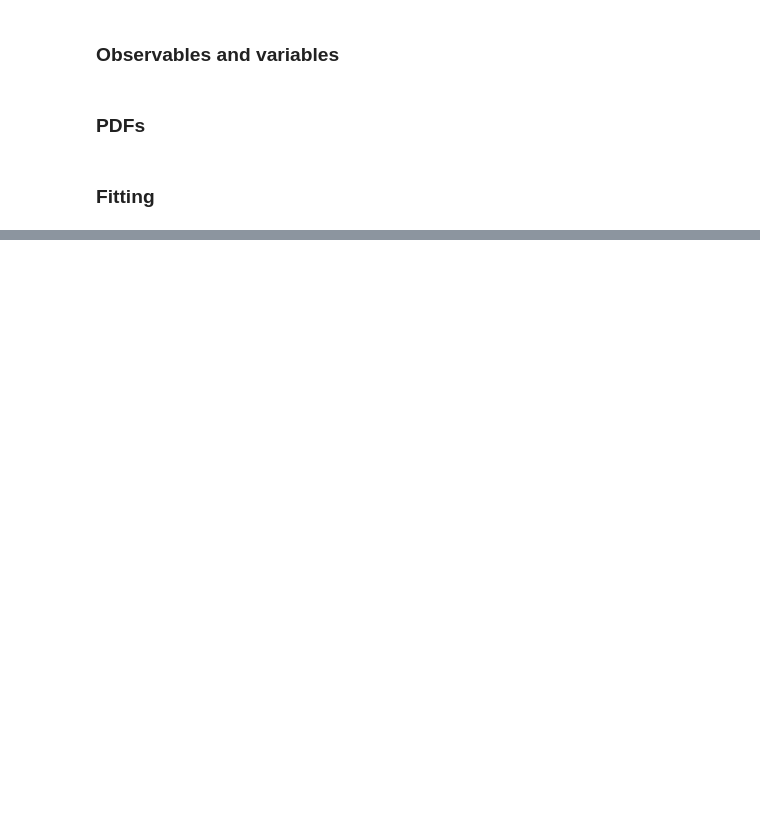
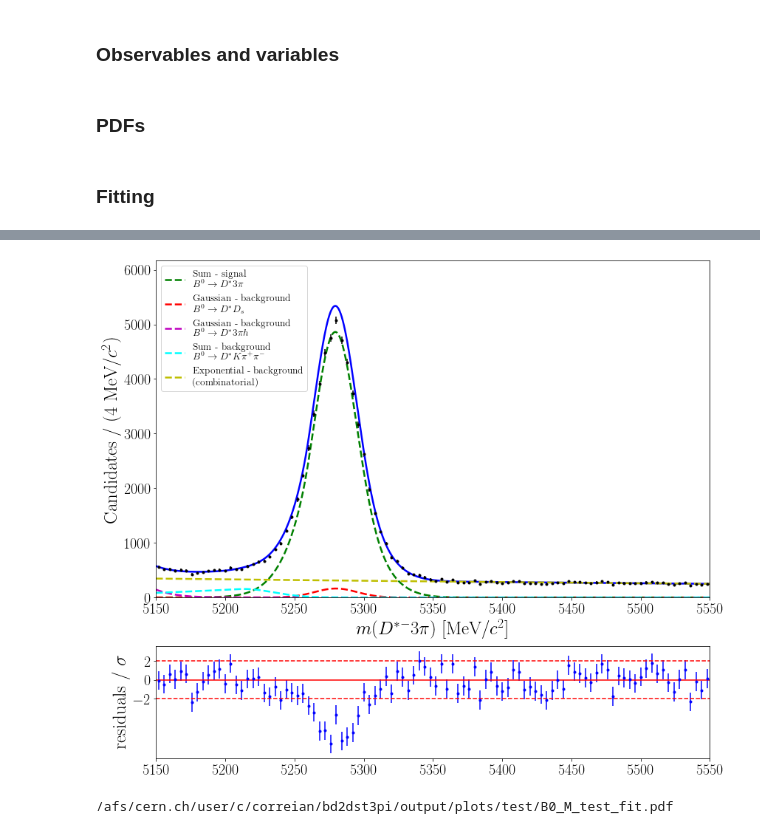
Before and after one commit to donalhill/bd2dst3pi, a Jupyter notebook: notebooks/3.Fit/V8 - with sPlots/fit_all_data_V8.ipynb, the cells around one changed output, grey strips where cells are left out. Drawn from its saved outputs; the diff is of its cells as text; code cells hidden in the pictures; blank space fills up the shorter version.

```diff
--- a/notebooks/3.Fit/V8 - with sPlots/fit_all_data_V8.ipynb
+++ b/notebooks/3.Fit/V8 - with sPlots/fit_all_data_V8.ipynb
@@ -191,20 +173,19 @@ name_params = {
 # %%
 def crystall_ball_gaussian(mu, sigma, obs, alpha=None, n=None):
     if alpha is None or n is None:
-        pdf = zfit.pdf.Gauss(mu, sigma, obs=obs)
-    else:
-        pdf = zfit.pdf.CrystalBall(mu, sigma, alpha, n, obs=obs)
-    return pdf
+        pass
 
 def sum_crystalball(muL, muR, sigmaL, sigmaR, frac, obs, alphaL=None, alphaR=None, nL=None, nR=None):
-    pdfL = crystall_ball_gaussian(muL, sigmaL, obs,
-                                         alphaL,nL)
-    pdfR = crystall_ball_gaussian(muR, sigmaR, obs,
-                                         alphaR, nR)
+    crystalBallL = zfit.pdf.CrystalBall(muL, sigmaL,
+                                         alphaL,nL,
+                                         obs=obs)
+    crystalBallR = zfit.pdf.CrystalBall(muR, sigmaR,
+                                         alphaR, nR,
+                                         obs=obs)
 
-    model = zfit.pdf.SumPDF([pdfL, pdfR], fracs=frac)
+    model = zfit.pdf.SumPDF([crystalBallL, crystalBallR], fracs=frac)
 
-    return model, pdfL, pdfR
+    return model, crystalBallL, crystalBallR
 # %%
 model_S, crystalBallL_S, crystalBallR_S = sum_crystalball(zparams['mu'], zparams['mu'],
                                                           zparams['sigmaL'], zparams['sigmaR'],
@@ -578,11 +365,14 @@ All tail parameters let free:
 # %%
-# plot_hist_fit_particle(df,'B0_M', models = [model, [model_S_ext, crystalBallL_S, crystalBallR_S], gaussian_B0Ds_ext, gaussian_ext, model_K_ext,exp_ext],
-#                        name_models = [None, ['\n $B^0\\to D^* 3\pi$','(1)','(2)'], '\n $B^0\\to D^*D_s$','\n $B^0\\to D^*3\pi h$',
-#                                       '\n $B^0\\to D^* K \pi^+\pi^-$','\n (combinatorial)'],
-#                        obs=obs, n_bins = 100,mode_hist = False,
-#                        name_data = name_data,
-#                        colors=['b','g','r','m','cyan','y'],
-#                        #params=params,name_params=name_params,
-#                        fontsize_leg=11.,
-#                        colWidths=[0.06,0.01,0.05,0.06])
+plot_hist_fit_particle(df,'B0_M', models = [model,model_S_ext, gaussian_B0Ds_ext, gaussian_ext, model_K_ext,exp_ext],
+                       name_models = [None, '\n $B^0\\to D^* 3\pi$','\n $B^0\\to D^*D_s$','\n $B^0\\to D^*3\pi h$',
+                                      '\n $B^0\\to D^* K \pi^+\pi^-$','\n (combinatorial)'],
+                       obs=obs, n_bins = 100,mode_hist = False,
+                       name_data = "test",
+                       colors=['b','g','r','m','cyan','y'],
+                       #params=params,name_params=name_params,
+                         fontsize_leg=13.5,
+                         colWidths=[0.06,0.01,0.05,0.06])
+# %% [output]
+[figure, added]
+/afs/cern.ch/user/c/correian/bd2dst3pi/output/plots/test/B0_M_test_fit.pdf
 # %%
```
Also changed, not shown: parts of 15 cells of this notebook, 5 other files.
